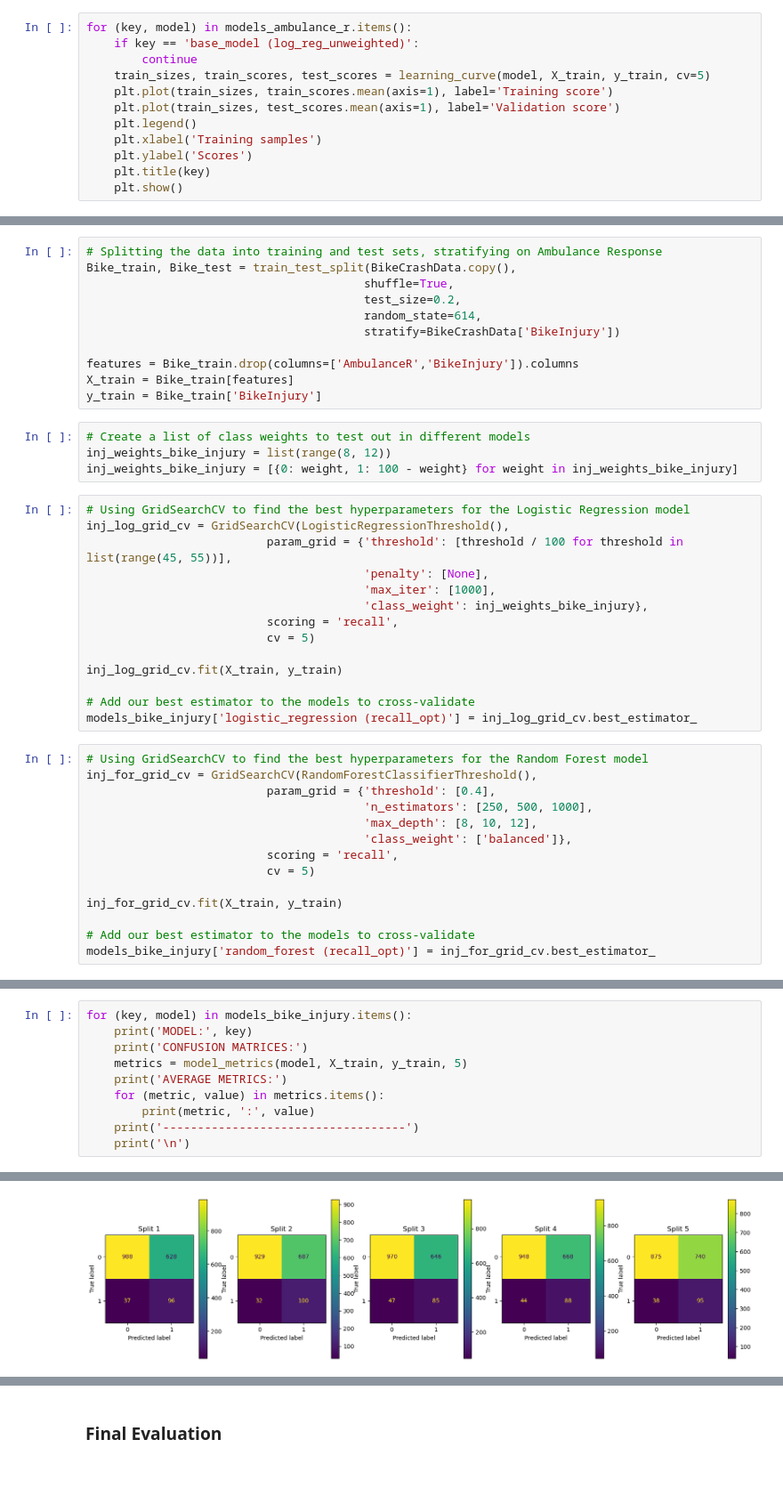
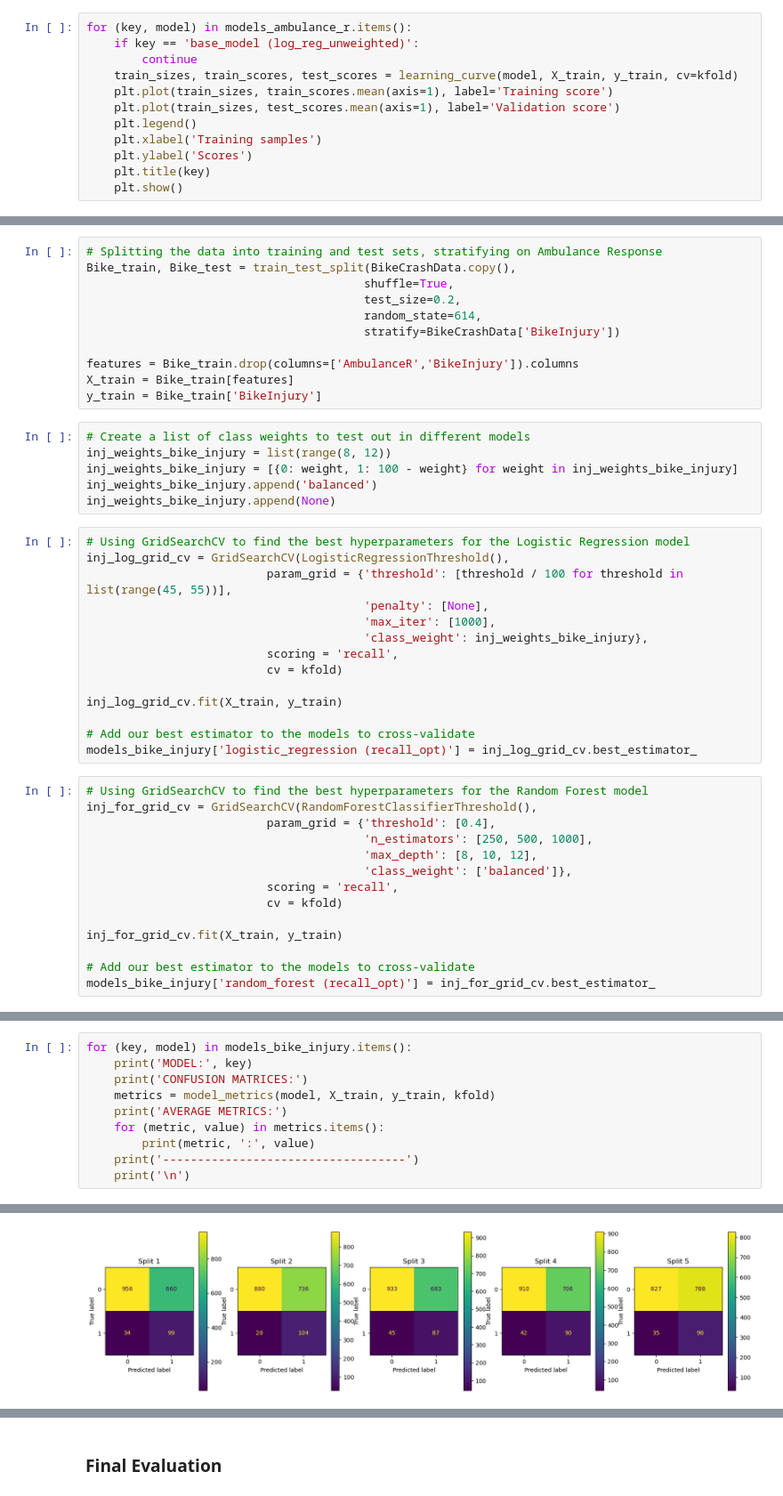
Before and after one commit to wbraverman/Bicycle-Safety, a Jupyter notebook: results/Final_Models.ipynb, the cells around one changed output, grey strips where cells are left out. Shown at 89% size. Drawn from its saved outputs; the diff is of its cells as text.

```diff
--- a/results/Final_Models.ipynb
+++ b/results/Final_Models.ipynb
@@ -307,7 +363,7 @@ roc_auc_score : 0.5459576951620398
 for (key, model) in models_ambulance_r.items():
     if key == 'base_model (log_reg_unweighted)':
         continue
-    train_sizes, train_scores, test_scores = learning_curve(model, X_train, y_train, cv=5)
+    train_sizes, train_scores, test_scores = learning_curve(model, X_train, y_train, cv=kfold)
     plt.plot(train_sizes, train_scores.mean(axis=1), label='Training score')
     plt.plot(train_sizes, test_scores.mean(axis=1), label='Validation score')
     plt.legend()
@@ -406,6 +464,8 @@ y_train = Bike_train['BikeInjury']
 # Create a list of class weights to test out in different models
 inj_weights_bike_injury = list(range(8, 12))
 inj_weights_bike_injury = [{0: weight, 1: 100 - weight} for weight in inj_weights_bike_injury]
+inj_weights_bike_injury.append('balanced')
+inj_weights_bike_injury.append(None)
 # %%
 # Using GridSearchCV to find the best hyperparameters for the Logistic Regression model
 inj_log_grid_cv = GridSearchCV(LogisticRegressionThreshold(),
@@ -414,7 +474,7 @@ inj_log_grid_cv = GridSearchCV(LogisticRegressionThreshold(),
                                         'max_iter': [1000],
                                         'class_weight': inj_weights_bike_injury},
                           scoring = 'recall',
-                          cv = 5)
+                          cv = kfold)
 
 inj_log_grid_cv.fit(X_train, y_train)
 
@@ -428,7 +488,7 @@ inj_for_grid_cv = GridSearchCV(RandomForestClassifierThreshold(),
                                         'max_depth': [8, 10, 12],
                                         'class_weight': ['balanced']},
                           scoring = 'recall',
-                          cv = 5)
+                          cv = kfold)
 
 inj_for_grid_cv.fit(X_train, y_train)
 
@@ -449,27 +513,27 @@ models_bike_injury
 # %%
 for (key, model) in models_bike_injury.items():
     print('MODEL:', key)
     print('CONFUSION MATRICES:')
-    metrics = model_metrics(model, X_train, y_train, 5)
+    metrics = model_metrics(model, X_train, y_train, kfold)
     print('AVERAGE METRICS:')
     for (metric, value) in metrics.items():
         print(metric, ':', value)
     print('-----------------------------------')
     print('\n')
 # %% [output]
 MODEL: base_model (log_reg_unweighted)
 CONFUSION MATRICES:
 [figure]
 AVERAGE METRICS:
 accuracy : 0.9231210904433131
 precision (class 1) : 0.24666666666666667
 recall (class 1) : 0.006049213943950786
 f1-score (class 1) : 0.011765667155848068
 roc_auc_score : 0.5021581937052618
 -----------------------------------
 
 
 MODEL: logistic_regression (recall_opt)
 CONFUSION MATRICES:
-[figure, old version]
+[figure, new version]
 AVERAGE METRICS:
```
Also changed, not shown: parts of 39 cells of this notebook.
